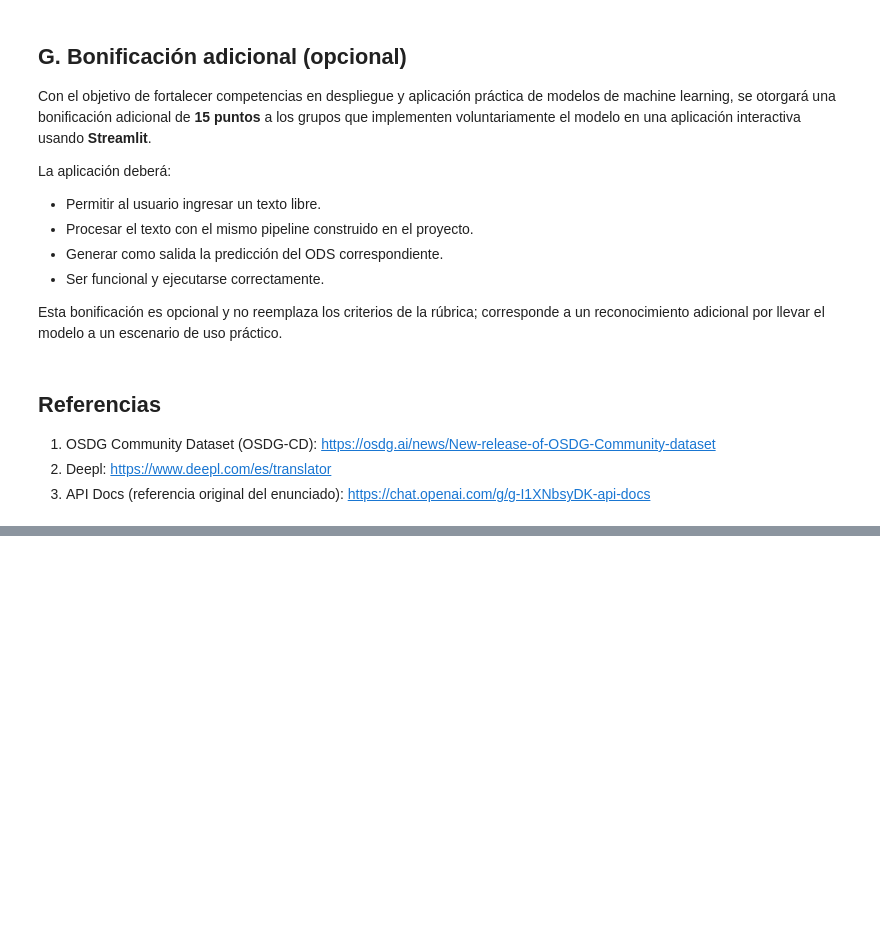
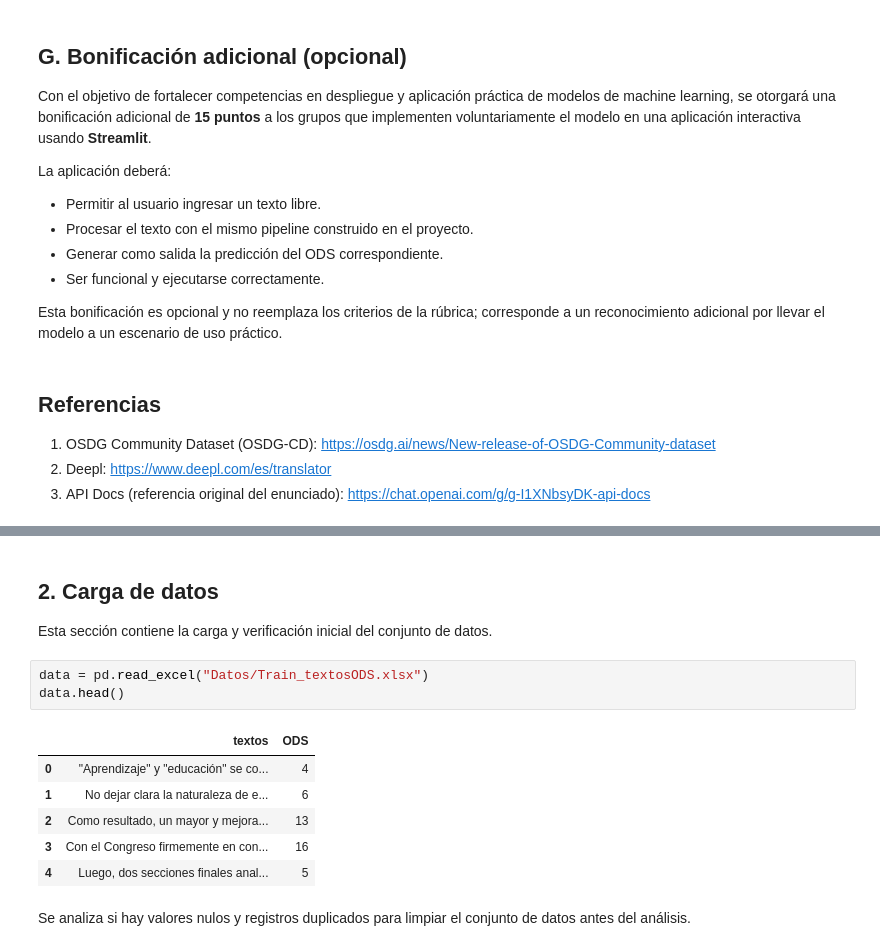
Before and after one commit to johnpino/mlns-microproyecto-02, a Jupyter notebook: microproyecto_02.ipynb, the cells around one changed output, grey strips where cells are left out. Drawn from its saved outputs; the diff is of its cells as text; blank space fills up the shorter version.

```diff
--- a/microproyecto_02.ipynb
+++ b/microproyecto_02.ipynb
@@ -71,0 +100,16 @@ Esta bonificación es opcional y no reemplaza los criterios de la rúbrica; corr
+# %% [markdown]
+## 2. Carga de datos
+
+Esta sección contiene la carga y verificación inicial del conjunto de datos.
+# %%
+data = pd.read_excel("Datos/Train_textosODS.xlsx")
+data.head()
+# %% [output]
+|  | textos | ODS |
+| 0 | "Aprendizaje" y "educación" se co... | 4 |
+| 1 | No dejar clara la naturaleza de e... | 6 |
+| 2 | Como resultado, un mayor y mejora... | 13 |
+| 3 | Con el Congreso firmemente en con... | 16 |
+| 4 | Luego, dos secciones finales anal... | 5 |
+# %% [markdown]
+Se analiza si hay valores nulos y registros duplicados para limpiar el conjunto de datos antes del análisis.
```
Also changed, not shown: parts of 9 cells of this notebook.
